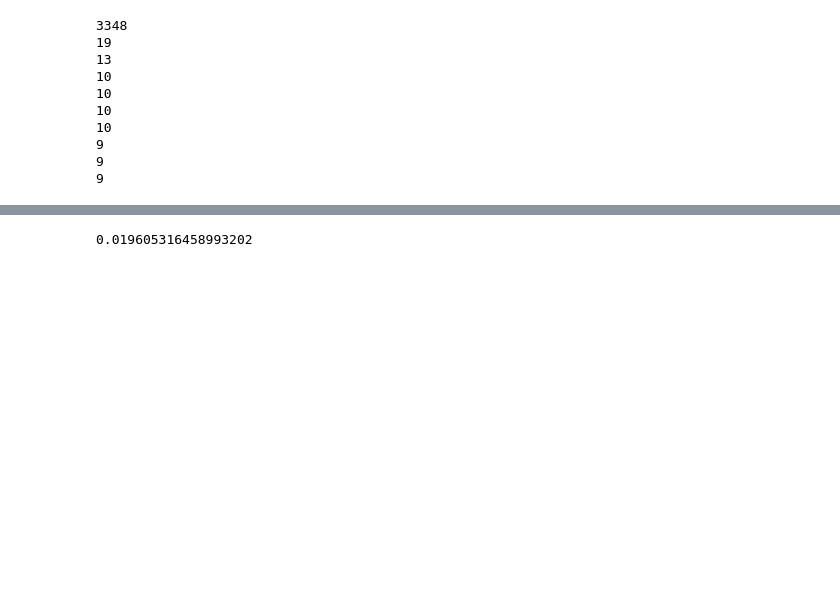
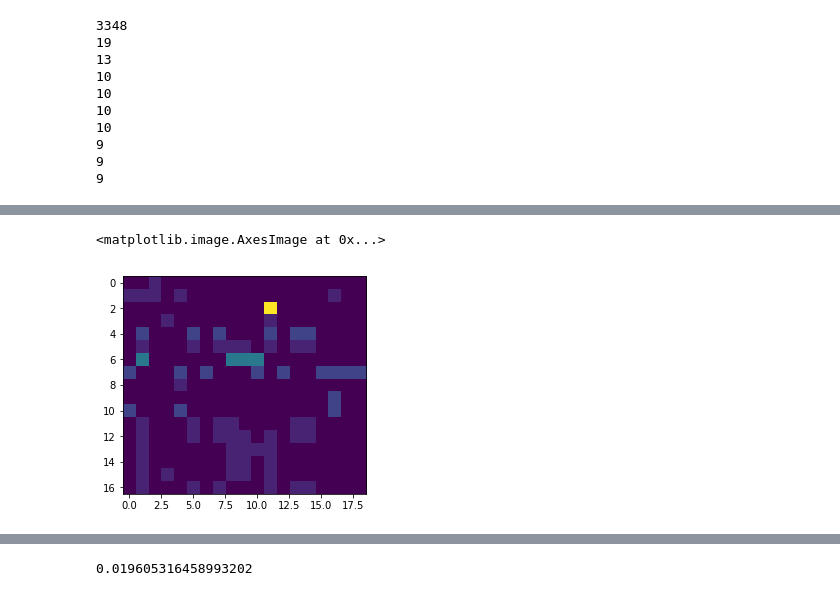
Before and after one commit to czbiohub/idinf, a Jupyter notebook: Inference.ipynb, the cells around one changed output, grey strips where cells are left out. Drawn from its saved outputs; the diff is of its cells as text; code cells hidden in the pictures; blank space fills up the shorter version.

```diff
--- a/Inference.ipynb
+++ b/Inference.ipynb
@@ -306,0 +431,5 @@ for c in components[0:10]:
+# %%
+plt.imshow(D_sub.dot(X_sub).todense(), leg)
+# %% [output]
+<matplotlib.image.AxesImage at 0x...>
+[figure, added]
```
Also changed, not shown: parts of 45 cells of this notebook.
